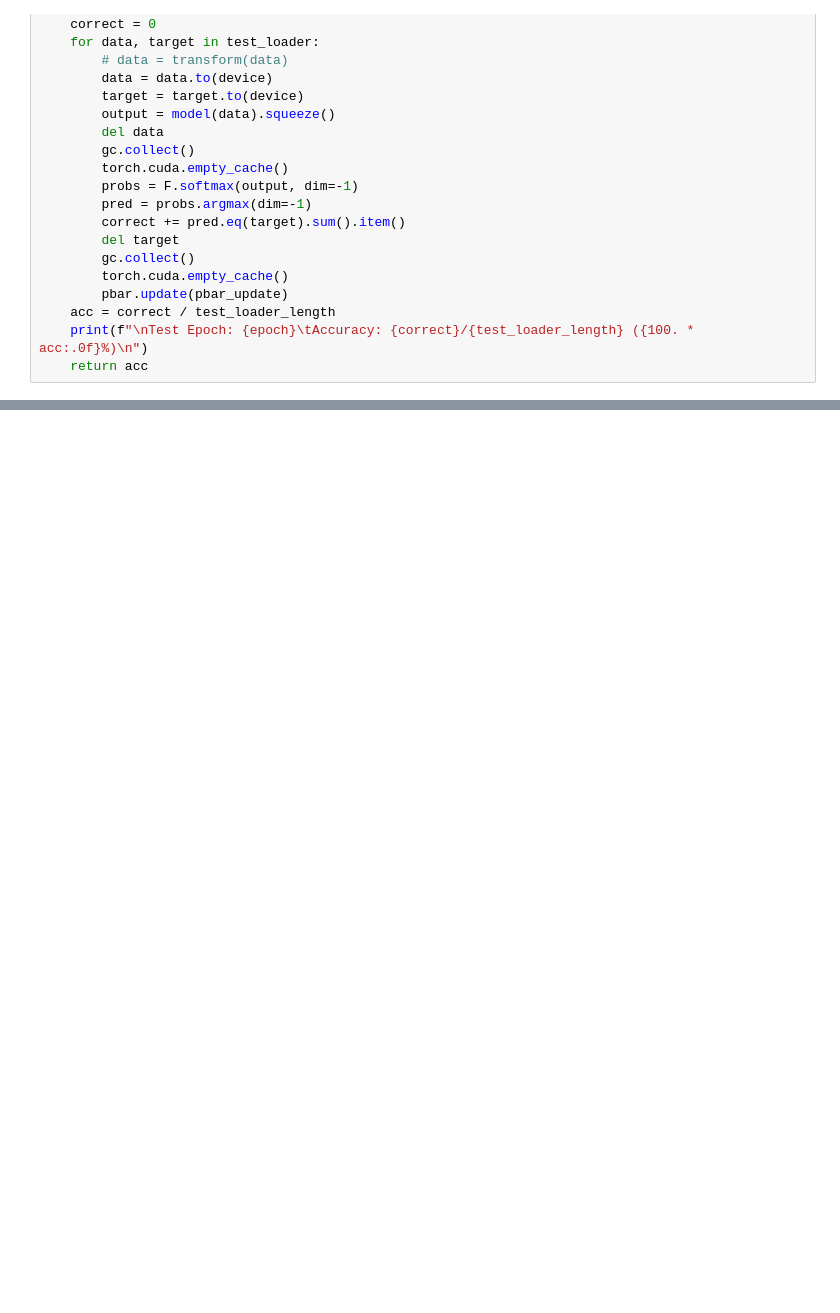
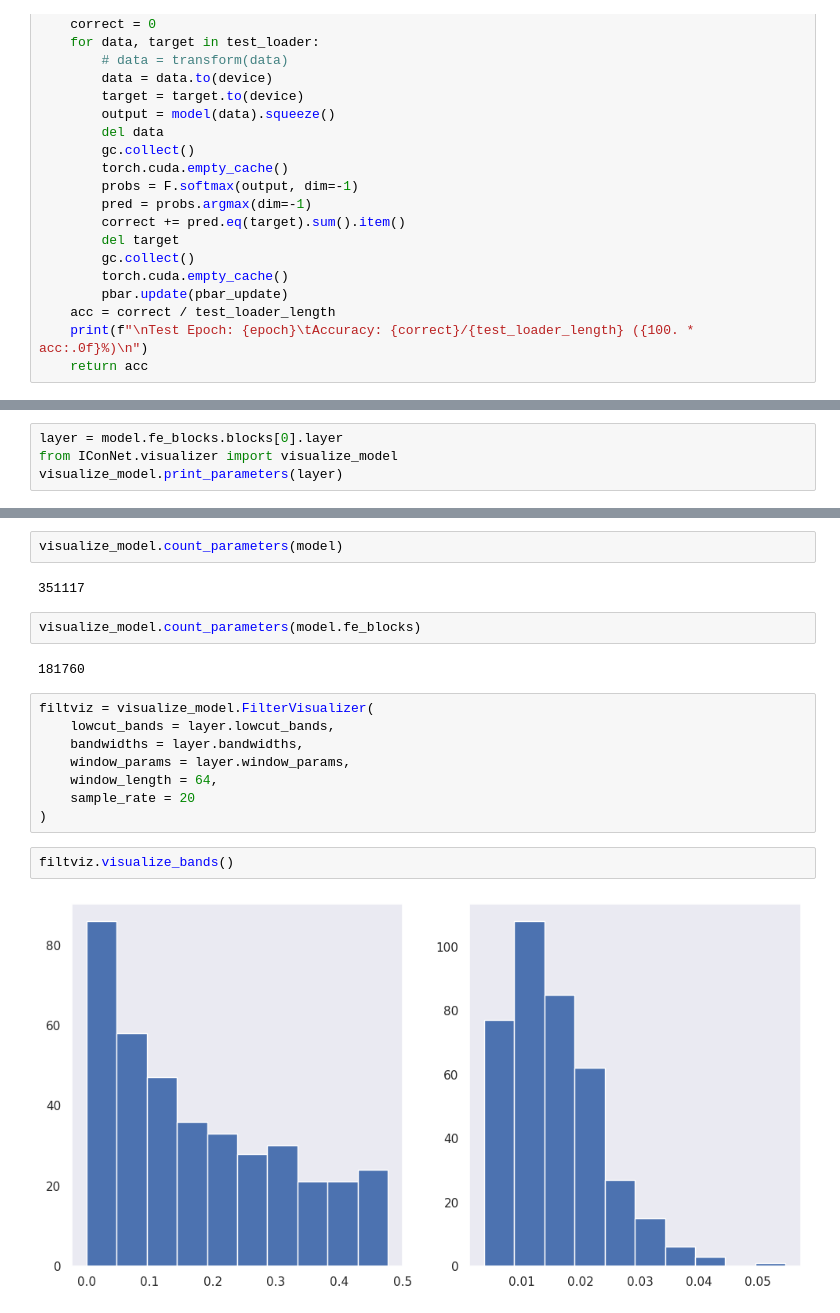
Before and after one commit to vnlinh112/IConNet, a Jupyter notebook: notebooks/iconnet_text_m11.ipynb, the cells around one changed output, grey strips where cells are left out. Cells and saved outputs as stored; diff of their text form; blank space fills up the shorter version.

```diff
--- a/notebooks/iconnet_text_m11.ipynb
+++ b/notebooks/iconnet_text_m11.ipynb
@@ -272,0 +287,4 @@ Train Epoch: 16 [5120/8000 (0%)]        Loss: 2.103940
+# %%
+layer = model.fe_blocks.blocks[0].layer
+from IConNet.visualizer import visualize_model
+visualize_model.print_parameters(layer)
@@ -272,0 +309,20 @@ Train Epoch: 16 [5120/8000 (0%)]        Loss: 2.103940
+# %%
+visualize_model.count_parameters(model)
+# %% [output]
+351117
+# %%
+visualize_model.count_parameters(model.fe_blocks)
+# %% [output]
+181760
+# %%
+filtviz = visualize_model.FilterVisualizer(
+    lowcut_bands = layer.lowcut_bands,
+    bandwidths = layer.bandwidths,
+    window_params = layer.window_params,
+    window_length = 64,
+    sample_rate = 20
+)
+# %%
+filtviz.visualize_bands()
+# %% [output]
+[figure, added]
```
Also changed, not shown: parts of 25 cells of this notebook.
